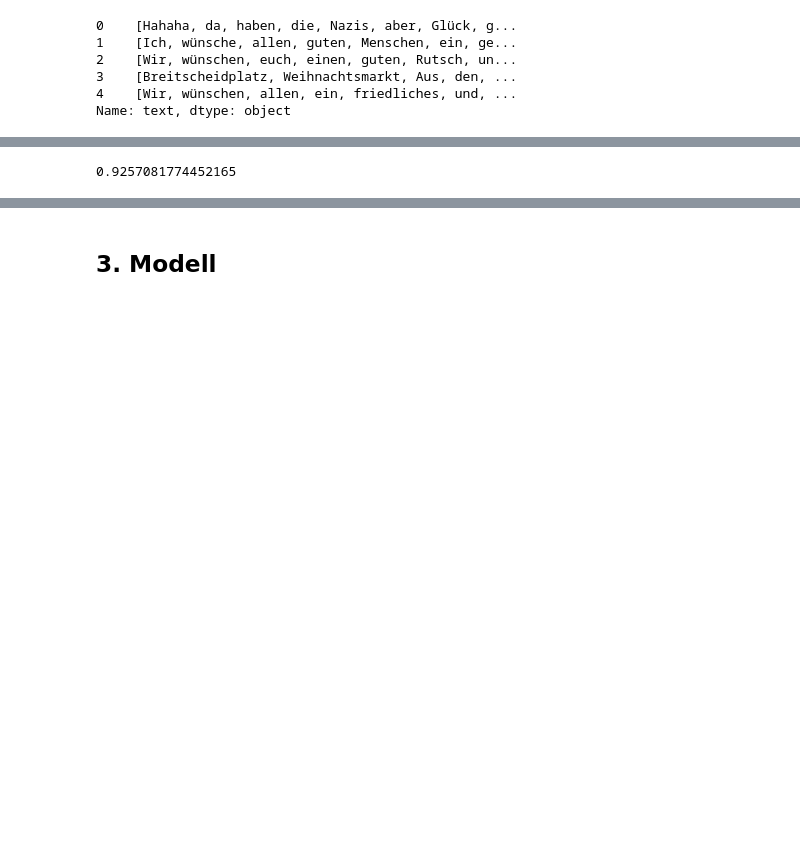
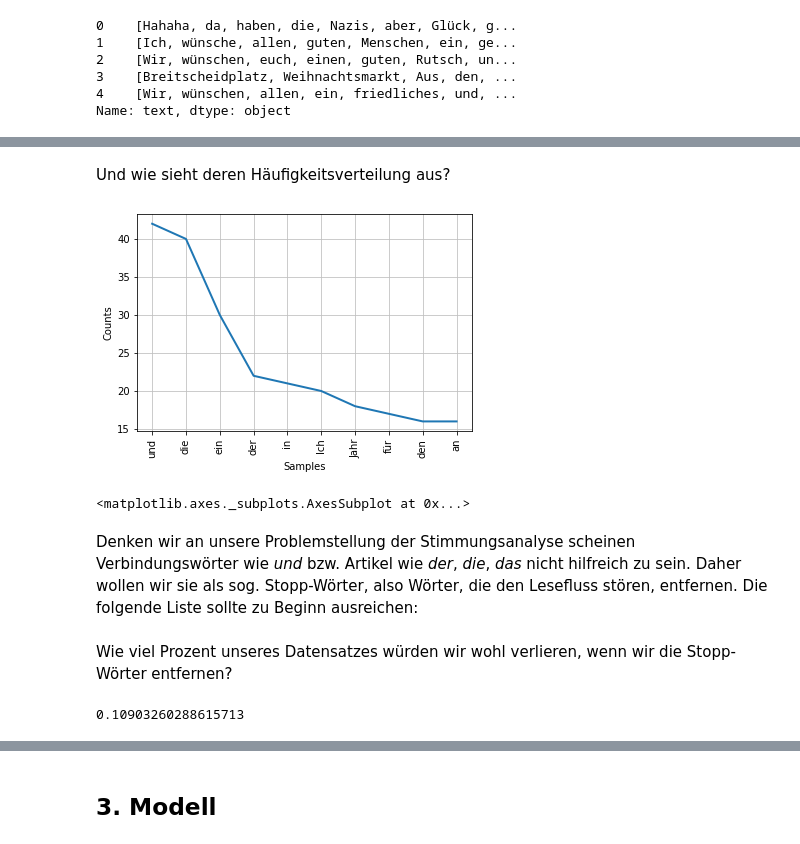
Before and after one commit to orca-nrw/lernmodul-texte, a Jupyter notebook: index.ipynb, the cells around one changed output, grey strips where cells are left out. Drawn from its saved outputs; the diff is of its cells as text; code cells hidden in the pictures; blank space fills up the shorter version.

```diff
--- a/index.ipynb
+++ b/index.ipynb
@@ -201 +215,10 @@ Als Nächstes sollen sog. Stopp-Wörter, also Wörter, die den Lesefluss stören
+# %% [markdown]
+Und wie sieht deren Häufigkeitsverteilung aus?
+# %%
+fd.plot(10)
+# %% [output]
+[figure, added]
+<matplotlib.axes._subplots.AxesSubplot at 0x...>
+# %% [markdown]
+Denken wir an unsere Problemstellung der Stimmungsanalyse scheinen Verbindungswörter wie _und_ bzw. Artikel wie _der_, _die_, _das_ nicht hilfreich zu sein. Daher wollen wir sie als sog. Stopp-Wörter, also Wörter, die den Lesefluss stören, entfernen. Die folgende Liste sollte zu Beginn ausreichen:
 # %%
@@ -203 +226,3 @@ stop_words = ['und', 'oder', 'der', 'die', 'das', 'er', 'sie', 'es']
+# %% [markdown]
+Wie viel Prozent unseres Datensatzes würden wir wohl verlieren, wenn wir die Stopp-Wörter entfernen?
 # %%
@@ -207,5 +232,5 @@ def content_fraction(text):
 # %%
-content_fraction(all_words)
+content_loss(all_words)
 # %% [output]
-0.9257081774452165
+0.10903260288615713
 # %% [markdown]
```
Also changed, not shown: parts of 64 cells of this notebook.
